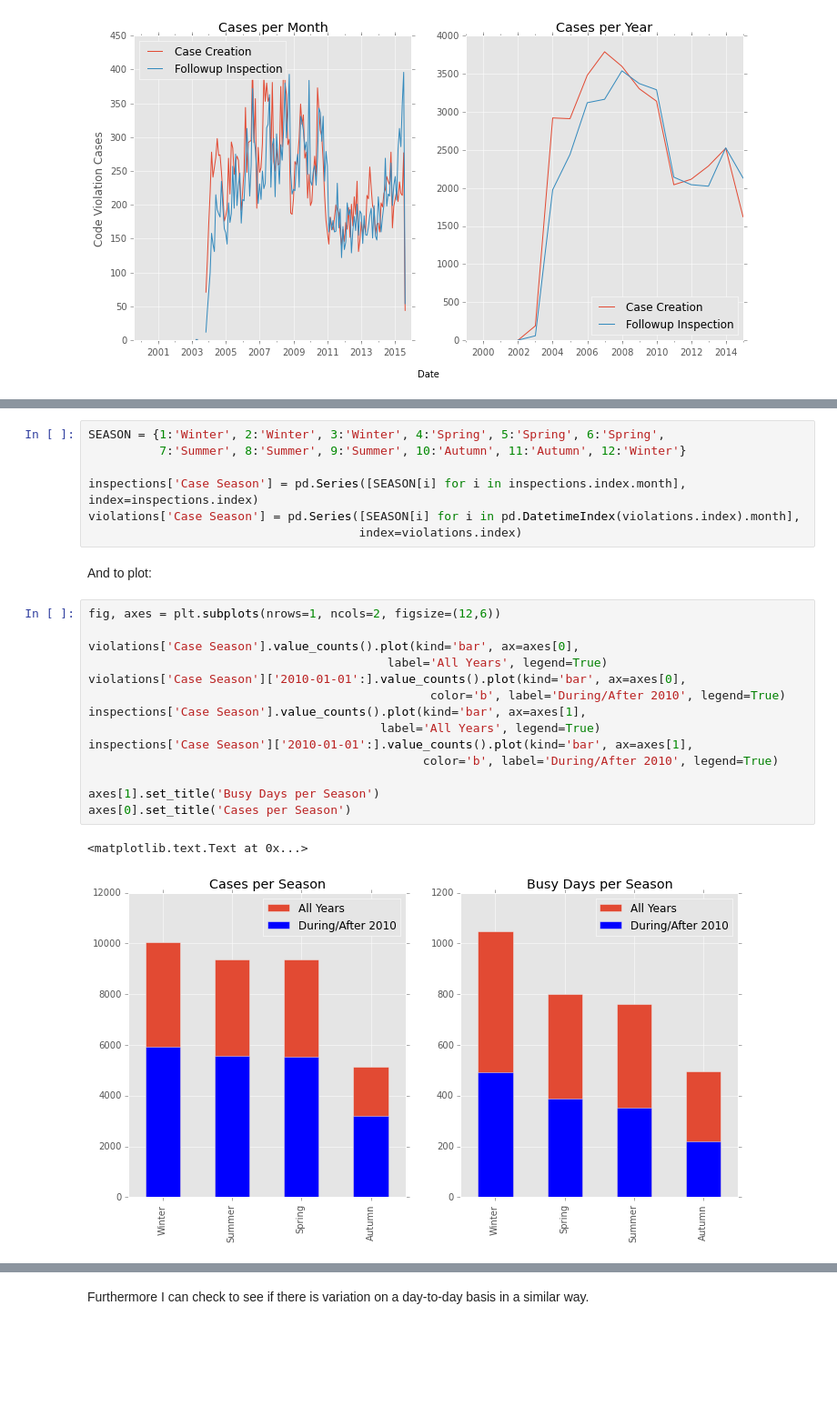
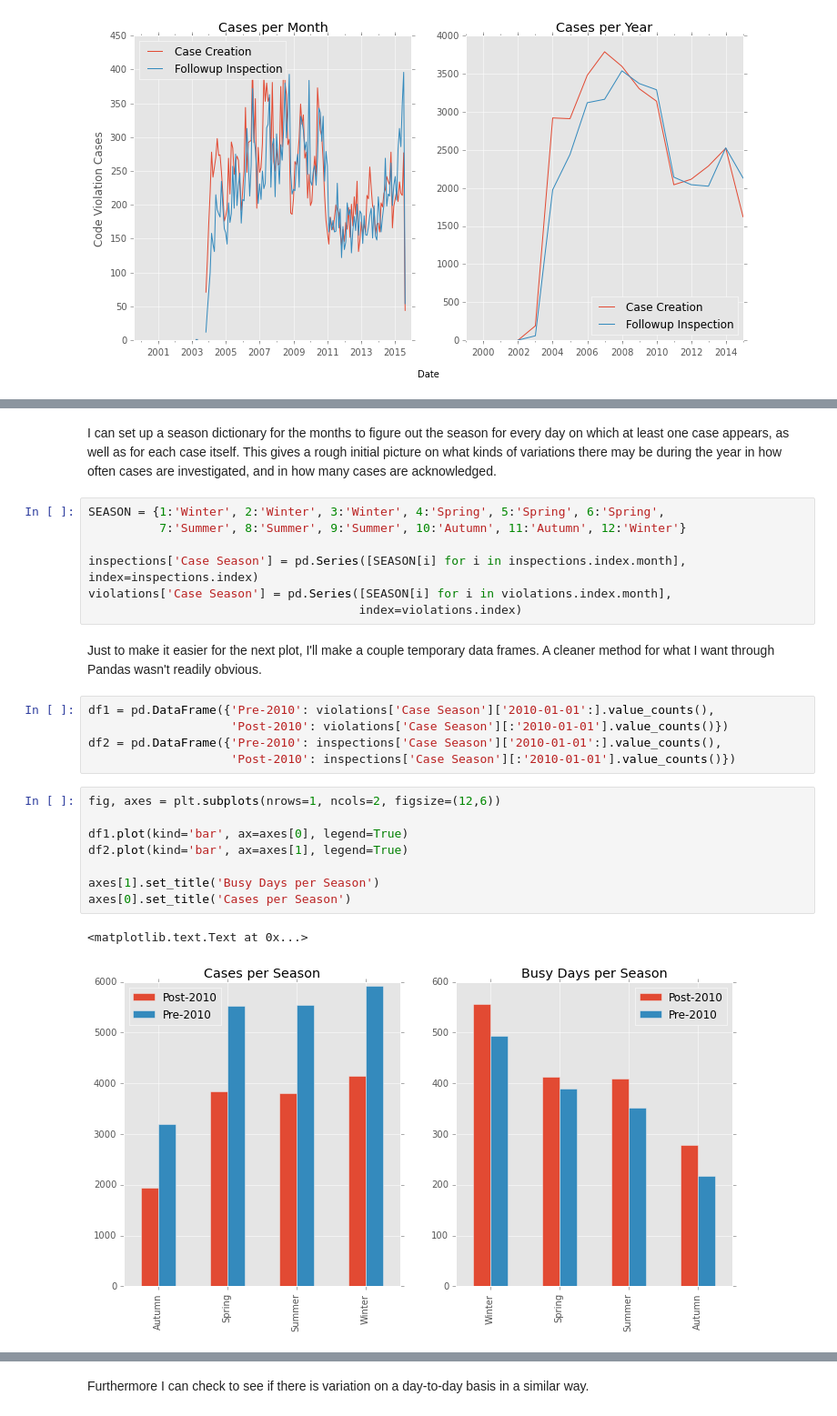
Before and after one commit to RaySSharma/code-violations-seattle, a Jupyter notebook: CodeViolationsSeattle.ipynb, the cells around one changed output, grey strips where cells are left out. Shown at 91% size. Cells and saved outputs as stored; diff of their text form; blank space fills up the shorter version.

```diff
--- a/CodeViolationsSeattle.ipynb
+++ b/CodeViolationsSeattle.ipynb
@@ -107,27 +115,28 @@ By setting up a season dictionary for the months and pulling out the season for
+# %% [markdown]
+I can set up a season dictionary for the months to figure out the season for every day on which at least one case appears, as well as for each case itself. This gives a rough initial picture on what kinds of variations there may be during the year in how often cases are investigated, and in how many cases are acknowledged.
 # %%
 SEASON = {1:'Winter', 2:'Winter', 3:'Winter', 4:'Spring', 5:'Spring', 6:'Spring',
           7:'Summer', 8:'Summer', 9:'Summer', 10:'Autumn', 11:'Autumn', 12:'Winter'}
 
 inspections['Case Season'] = pd.Series([SEASON[i] for i in inspections.index.month], index=inspections.index)
-violations['Case Season'] = pd.Series([SEASON[i] for i in pd.DatetimeIndex(violations.index).month],
+violations['Case Season'] = pd.Series([SEASON[i] for i in violations.index.month],
                                       index=violations.index)
-# %% [markdown]
-And to plot:
+# %% [markdown]
+Just to make it easier for the next plot, I'll make a couple temporary data frames. A cleaner method for what I want through Pandas wasn't readily obvious.
+# %%
+df1 = pd.DataFrame({'Pre-2010': violations['Case Season']['2010-01-01':].value_counts(),
+                    'Post-2010': violations['Case Season'][:'2010-01-01'].value_counts()})
+df2 = pd.DataFrame({'Pre-2010': inspections['Case Season']['2010-01-01':].value_counts(),
+                    'Post-2010': inspections['Case Season'][:'2010-01-01'].value_counts()})
 # %%
 fig, axes = plt.subplots(nrows=1, ncols=2, figsize=(12,6))
 
-violations['Case Season'].value_counts().plot(kind='bar', ax=axes[0],
-                                          label='All Years', legend=True)
-violations['Case Season']['2010-01-01':].value_counts().plot(kind='bar', ax=axes[0],
-                                                color='b', label='During/After 2010', legend=True)
-inspections['Case Season'].value_counts().plot(kind='bar', ax=axes[1],
-                                         label='All Years', legend=True)
-inspections['Case Season']['2010-01-01':].value_counts().plot(kind='bar', ax=axes[1],
-                                               color='b', label='During/After 2010', legend=True)
+df1.plot(kind='bar', ax=axes[0], legend=True)
+df2.plot(kind='bar', ax=axes[1], legend=True)
 
 axes[1].set_title('Busy Days per Season')
 axes[0].set_title('Cases per Season')
 # %% [output]
 <matplotlib.text.Text at 0x...>
-[figure, old version]
+[figure, new version]
 # %% [markdown]
```
Also changed, not shown: parts of 30 cells of this notebook.
